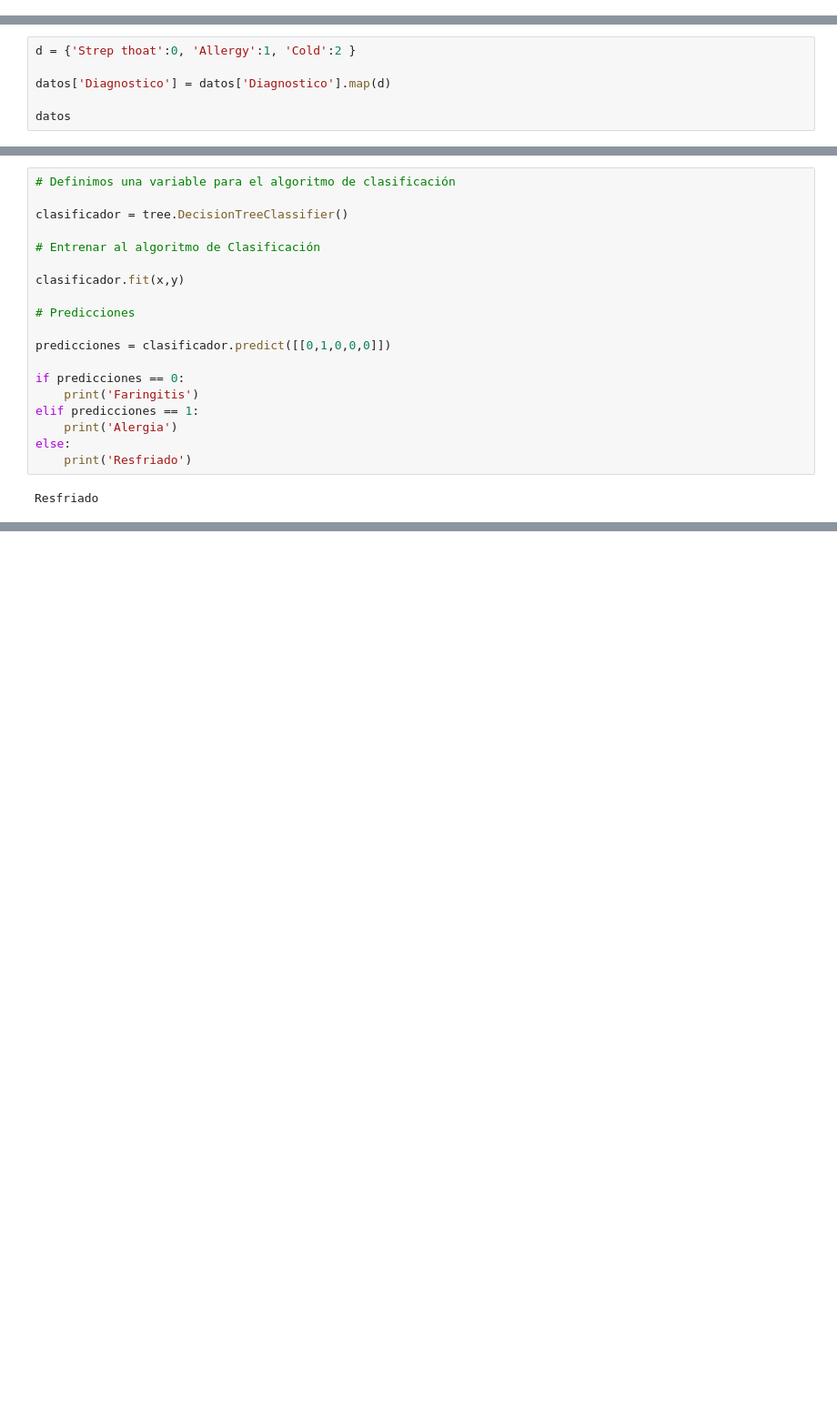
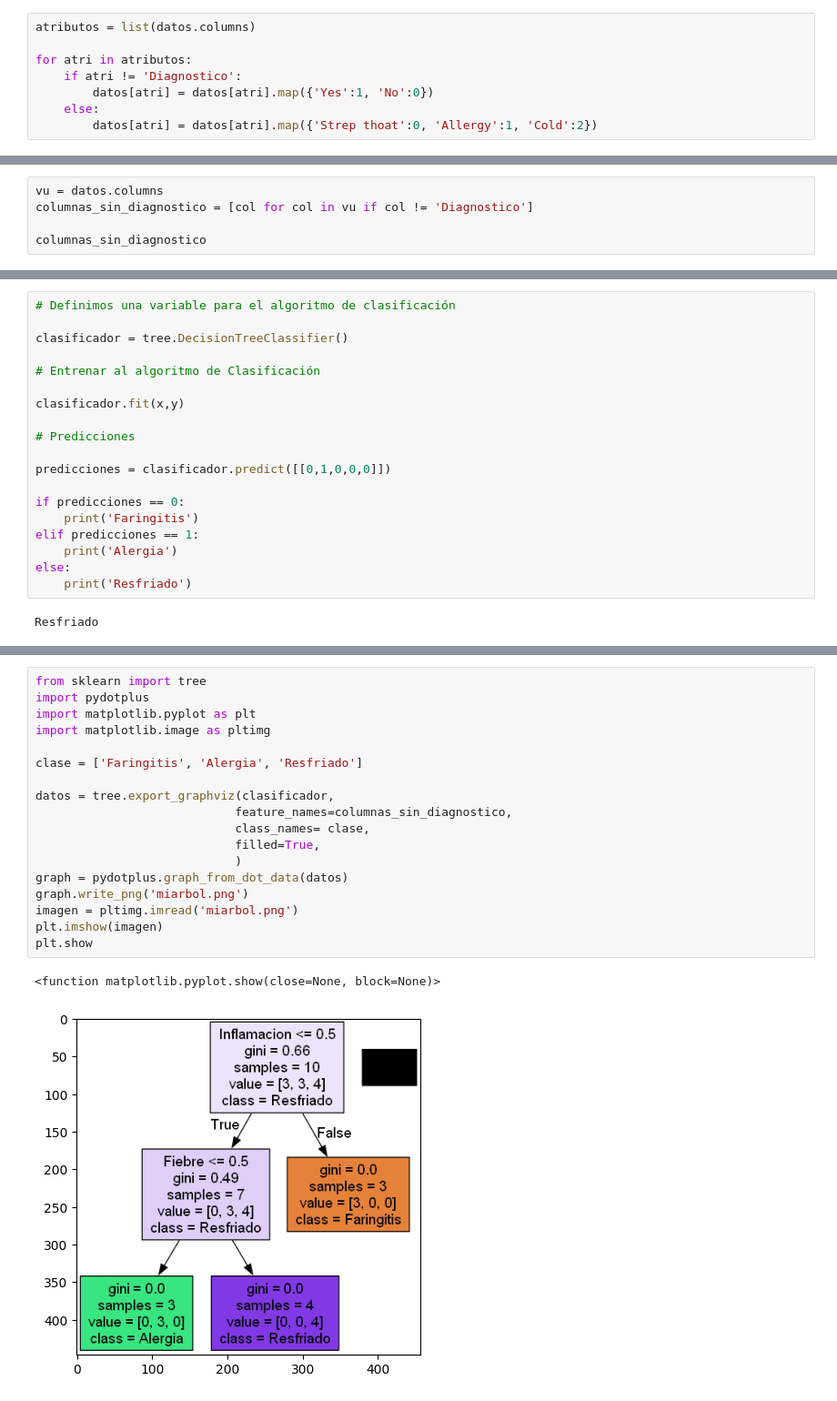
Before and after one commit to DanielGalarza1/InteligenciaDeNegocios, a Jupyter notebook: MyPython/arboles.ipynb, the cells around one changed output, grey strips where cells are left out. Shown at 91% size. Drawn from its saved outputs; the diff is of its cells as text; blank space fills up the shorter version.

```diff
--- a/MyPython/arboles.ipynb
+++ b/MyPython/arboles.ipynb
@@ -161,11 +100,13 @@ datos
+# %%
+atributos = list(datos.columns)
+
+for atri in atributos:
+    if atri != 'Diagnostico':
+        datos[atri] = datos[atri].map({'Yes':1, 'No':0})
+    else:
+        datos[atri] = datos[atri].map({'Strep thoat':0, 'Allergy':1, 'Cold':2})
 # %% [markdown]
 ### Cambiamos las etiquetas de diagnostico
 - Strep thoat = 0
 - Allergy = 1
 - Cold = 2
-# %%
-d = {'Strep thoat':0, 'Allergy':1, 'Cold':2 }
-
-datos['Diagnostico'] = datos['Diagnostico'].map(d)
-
-datos
@@ -192,3 +121,8 @@ x = datos[vi].values
 # Variable dependiente
 
 y = datos['Diagnostico']
+# %%
+vu = datos.columns
+columnas_sin_diagnostico = [col for col in vu if col != 'Diagnostico']
+
+columnas_sin_diagnostico
@@ -220,0 +162,21 @@ Resfriado
+# %%
+from sklearn import tree
+import pydotplus
+import matplotlib.pyplot as plt
+import matplotlib.image as pltimg
+
+clase = ['Faringitis', 'Alergia', 'Resfriado']
+
+datos = tree.export_graphviz(clasificador,
+                            feature_names=columnas_sin_diagnostico,
+                            class_names= clase,
+                            filled=True,
+                            )
+graph = pydotplus.graph_from_dot_data(datos)
+graph.write_png('miarbol.png')
+imagen = pltimg.imread('miarbol.png')
+plt.imshow(imagen)
+plt.show
+# %% [output]
+<function matplotlib.pyplot.show(close=None, block=None)>
+[figure, added]
```
Also changed, not shown: parts of 10 cells of this notebook, 9 other files.
